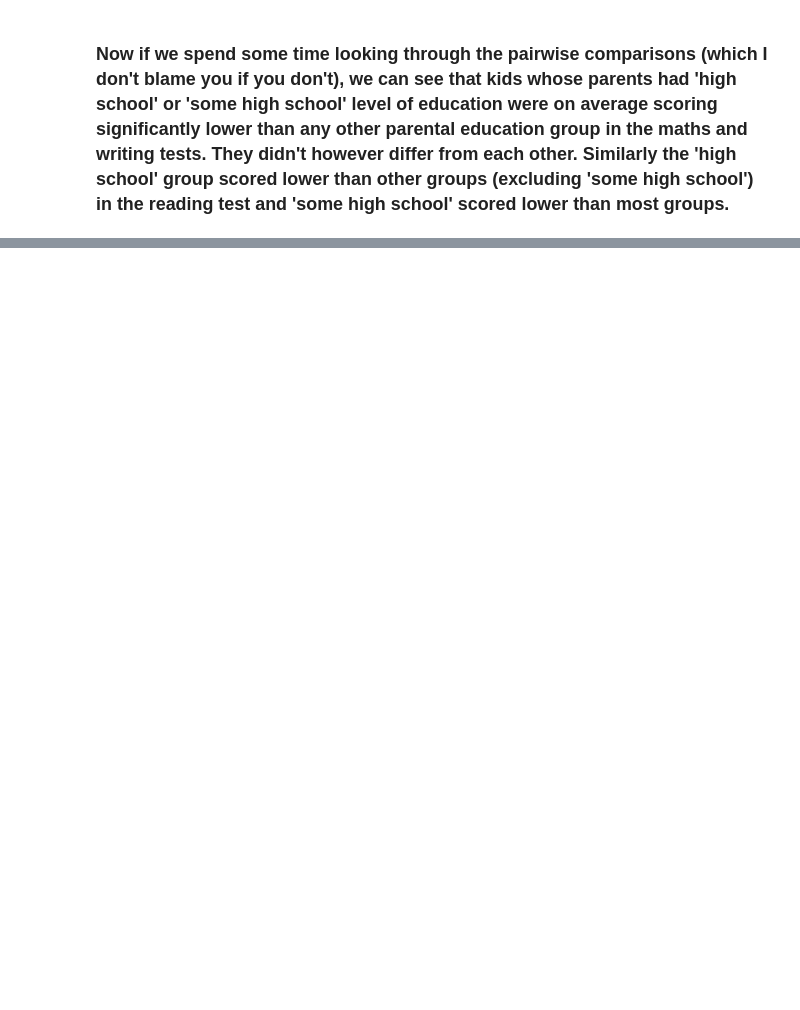
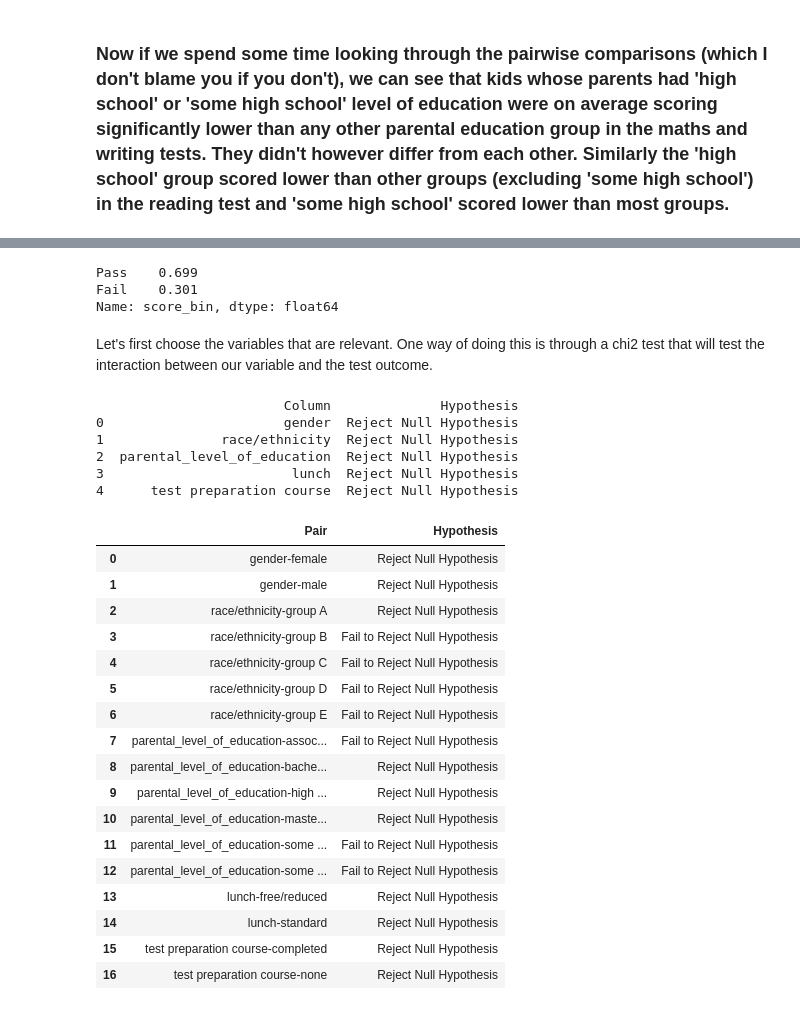
Before and after one commit to gzalaite-ut/Student_score_example, a Jupyter notebook: Student_score_example.ipynb, the cells around one changed output, grey strips where cells are left out. Cells and saved outputs as stored; diff of their text form; code cells hidden in the pictures; blank space fills up the shorter version.

```diff
--- a/Student_score_example.ipynb
+++ b/Student_score_example.ipynb
@@ -253,0 +263,12 @@ some high school       1.425315e-05      0.018186          1.000000
+# %%
+writing_data=all_data[['gender', 'race/ethnicity', 'parental_level_of_education', 'lunch', 'test preparation course', 'writing_score']].copy()
+writing_data['score_bin']= pd.cut(x=writing_data['writing_score'], bins=[-1,60,100], labels=['Fail', 'Pass'] )
+writing_data=writing_data.drop('writing_score', axis=1)
+# %%
+writing_data['score_bin'].value_counts(normalize=True)
+# %% [output]
+Pass    0.699
+Fail    0.301
+Name: score_bin, dtype: float64
+# %% [markdown]
+Let's first choose the variables that are relevant. One way of doing this is through a chi2 test that will test the interaction between our variable and the test outcome.
@@ -253,0 +277,52 @@ some high school       1.425315e-05      0.018186          1.000000
+# %%
+categorical_columns = writing_data.select_dtypes(exclude = 'number').drop('score_bin', axis = 1).columns
+# %%
+chi2_check = []
+for i in categorical_columns:
+    if chi2_contingency(pd.crosstab(writing_data['score_bin'], writing_data[i]))[1] < 0.05:
+        chi2_check.append('Reject Null Hypothesis')
+    else:
+        chi2_check.append('Fail to Reject Null Hypothesis')
+res = pd.DataFrame(data = [categorical_columns, chi2_check]
+             ).T
+res.columns = ['Column', 'Hypothesis']
+print(res)
+# %% [output]
+                        Column              Hypothesis
+0                       gender  Reject Null Hypothesis
+1               race/ethnicity  Reject Null Hypothesis
+2  parental_level_of_education  Reject Null Hypothesis
+3                        lunch  Reject Null Hypothesis
+4      test preparation course  Reject Null Hypothesis
+# %%
+check = {}
+for i in res[res['Hypothesis'] == 'Reject Null Hypothesis']['Column']:
+    dummies = pd.get_dummies(writing_data[i])
+    bon_p_value = 0.05/writing_data[i].nunique()
+    for series in dummies:
+        if chi2_contingency(pd.crosstab(writing_data['score_bin'], dummies[series]))[1] < bon_p_value:
+            check['{}-{}'.format(i, series)] = 'Reject Null Hypothesis'
+        else:
+            check['{}-{}'.format(i, series)] = 'Fail to Reject Null Hypothesis'
+res_chi = pd.DataFrame(data = [check.keys(), check.values()]).T
+res_chi.columns = ['Pair', 'Hypothesis']
+res_chi
+# %% [output]
+|  | Pair | Hypothesis |
+| 0 | gender-female | Reject Null Hypothesis |
+| 1 | gender-male | Reject Null Hypothesis |
+| 2 | race/ethnicity-group A | Reject Null Hypothesis |
+| 3 | race/ethnicity-group B | Fail to Reject Null Hypothesis |
+| 4 | race/ethnicity-group C | Fail to Reject Null Hypothesis |
+| 5 | race/ethnicity-group D | Fail to Reject Null Hypothesis |
+| 6 | race/ethnicity-group E | Fail to Reject Null Hypothesis |
+| 7 | parental_level_of_education-assoc... | Fail to Reject Null Hypothesis |
+| 8 | parental_level_of_education-bache... | Reject Null Hypothesis |
+| 9 | parental_level_of_education-high ... | Reject Null Hypothesis |
+| 10 | parental_level_of_education-maste... | Reject Null Hypothesis |
+| 11 | parental_level_of_education-some ... | Fail to Reject Null Hypothesis |
+| 12 | parental_level_of_education-some ... | Fail to Reject Null Hypothesis |
+| 13 | lunch-free/reduced | Reject Null Hypothesis |
+| 14 | lunch-standard | Reject Null Hypothesis |
+| 15 | test preparation course-completed | Reject Null Hypothesis |
+| 16 | test preparation course-none | Reject Null Hypothesis |
```
Also changed, not shown: parts of 23 cells of this notebook.
